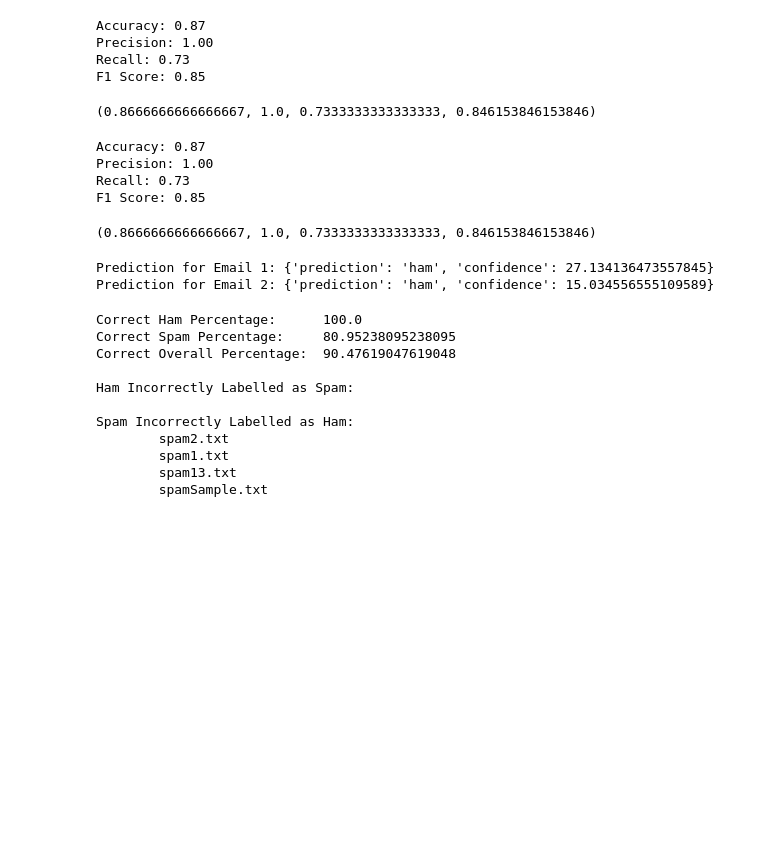
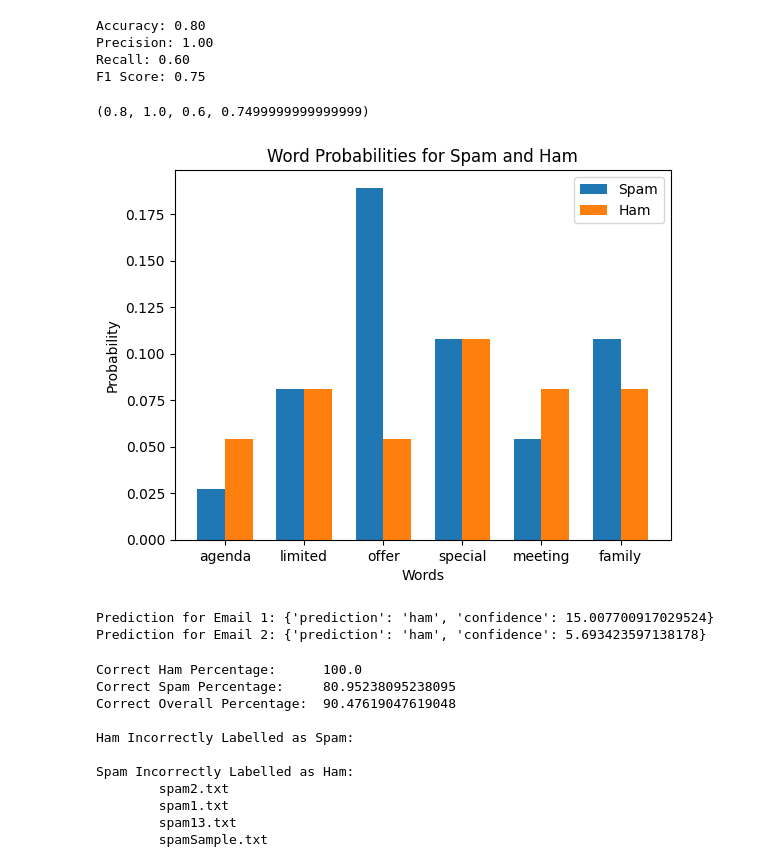
Before and after one commit to Ozziekins/nb-email-filter, a Jupyter notebook: nb_model/AI_Project.ipynb, the cells around one changed output. Cells and saved outputs as stored; diff of their text form; code cells hidden in the pictures; blank space fills up the shorter version.

Commit message:
added plots to notebook

```diff
--- a/nb_model/AI_Project.ipynb
+++ b/nb_model/AI_Project.ipynb
@@ -7,6 +7,8 @@ import json
 import zipfile
 import joblib
 from collections import defaultdict
+import matplotlib.pyplot as plt
+import seaborn as sns
 from sklearn.metrics import accuracy_score, precision_score, recall_score, f1_score
 
 class NaiveBayesClassifier:
@@ -140,6 +142,24 @@ class NaiveBayesClassifier:
         with open(file_path, 'r', encoding='utf-8', errors='ignore') as file:
             return file.read()
 
+    def plot_most_common_words(self, class_label, num_words=10):
+        if class_label == 'spam':
+            word_probs = self.spam_word_probs
+        elif class_label == 'ham':
+            word_probs = self.ham_word_probs
+        else:
+            raise ValueError("Invalid class label. Use 'spam' or 'ham'.")
+
+        sorted_words = sorted(word_probs, key=word_probs.get, reverse=True)[:num_words]
+        probabilities = [word_probs[word] for word in sorted_words]
+
+        plt.figure(figsize=(10, 6))
+        sns.barplot(x=probabilities, y=sorted_words, palette='viridis')
+        plt.title(f"Top {num_words} Words for {class_label.capitalize()}")
+        plt.xlabel("Probability")
+        plt.ylabel("Word")
+        plt.show()
+
 
 # # Small example:
 # training_data = [("Buy now, limited offer!", "spam"), ("Meeting at 2 pm tomorrow", "ham")]
@@ -148,20 +168,48 @@ class NaiveBayesClassifier:
 # classifier.train(training_data)
 # prediction = classifier.predict(test_email)
 # print(f"The email is classified as: {prediction}")
-# %% [output]
-Accuracy: 0.87
-Precision: 1.00
-Recall: 0.73
-F1 Score: 0.85
-(0.8666666666666667, 1.0, 0.7333333333333333, 0.846153846153846)
 # %%
 classifier = NaiveBayesClassifier()
 validation_data = classifier.train_from_directory('emails.zip')
 classifier.save_model()
 classifier.evaluate_model(validation_data)
 # %% [output]
-Accuracy: 0.87
+Accuracy: 0.80
 Precision: 1.00
-Recall: 0.73
-F1 Score: 0.85
+Recall: 0.60
+F1 Score: 0.75
-(0.8666666666666667, 1.0, 0.7333333333333333, 0.846153846153846)
+(0.8, 1.0, 0.6, 0.7499999999999999)
+# %%
+import numpy as np
+
+def plot_word_probabilities(classifier, word_list):
+    spam_probs = []
+    ham_probs = []
+
+    for word in word_list:
+        if word in classifier.vocab:
+            spam_probs.append(classifier.spam_word_probs[word])
+            ham_probs.append(classifier.ham_word_probs[word])
+        else:
+            # If the word is not in the vocabulary, assume a small default probability
+            spam_probs.append(0.0001)
+            ham_probs.append(0.0001)
+
+    # Plot the probabilities for each word
+    bar_width = 0.35
+    index = np.arange(len(word_list))
+
+    plt.bar(index, spam_probs, bar_width, label='Spam')
+    plt.bar(index + bar_width, ham_probs, bar_width, label='Ham')
+
+    plt.xlabel('Words')
+    plt.ylabel('Probability')
+    plt.title('Word Probabilities for Spam and Ham')
+    plt.xticks(index + bar_width / 2, word_list)
+    plt.legend()
+    plt.show()
+
+word_list = ['agenda', 'limited', 'offer', 'special', 'meeting', 'family']
+plot_word_probabilities(classifier, word_list)
+# %% [output]
+[figure, added]
@@ -202,8 +253,8 @@ prediction_2 = classifier.predict(email_2)
 print(f"Prediction for Email 1: {prediction_1}")
 print(f"Prediction for Email 2: {prediction_2}")
 # %% [output]
-Prediction for Email 1: {'prediction': 'ham', 'confidence': 27.134136473557845}
-Prediction for Email 2: {'prediction': 'ham', 'confidence': 15.034556555109589}
+Prediction for Email 1: {'prediction': 'ham', 'confidence': 15.007700917029524}
+Prediction for Email 2: {'prediction': 'ham', 'confidence': 5.693423597138178}
 # %%
 import math
 import os
```
Also changed, not shown: parts of 1 cell of this notebook.
